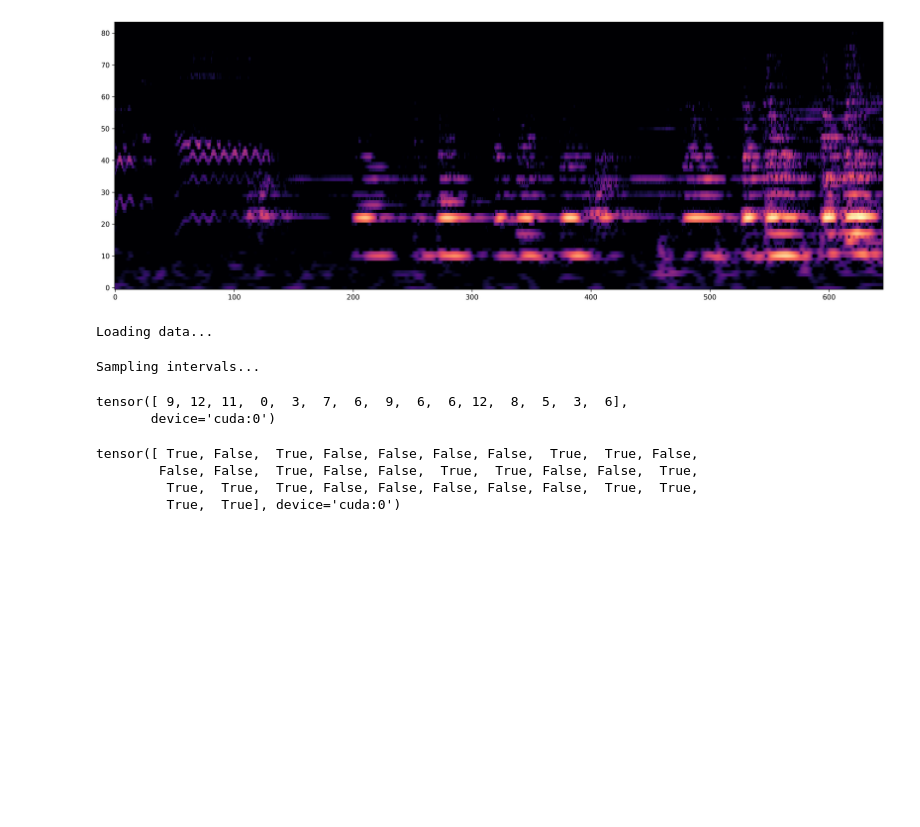
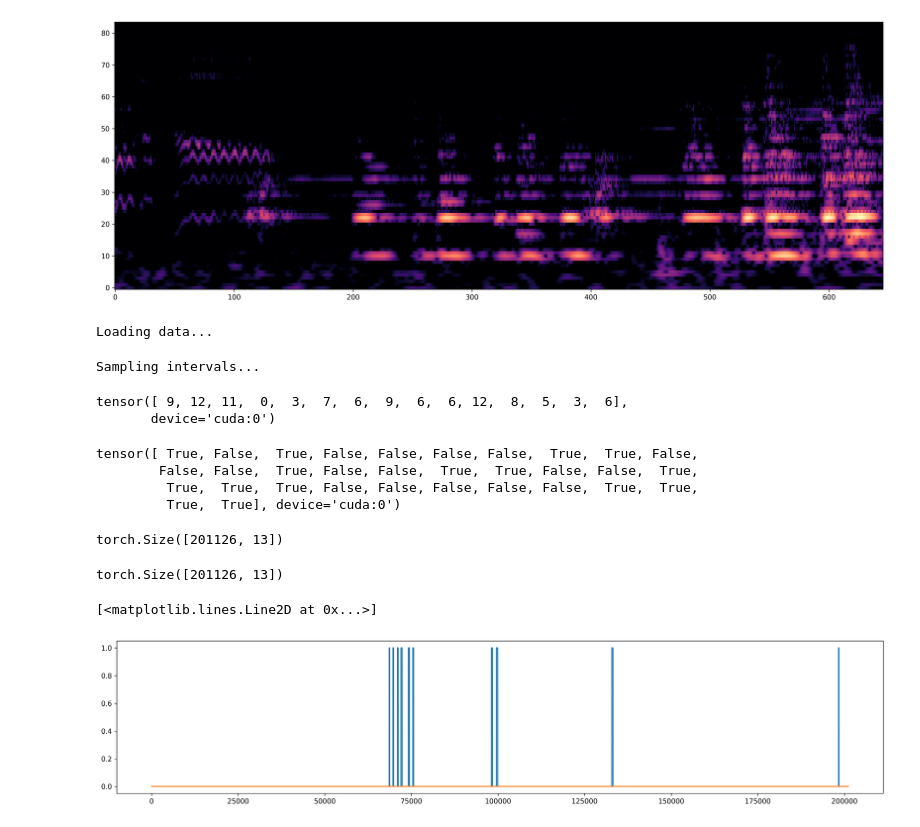
Before and after one commit to MALerLab/ring-leitmotif-detection, a Jupyter notebook: sandbox.ipynb, the cells around one changed output. Saved outputs shown, nothing was run; the diff lists cells and outputs as text; code cells hidden in the pictures; blank space fills up the shorter version.

```diff
--- a/notebooks/sandbox.ipynb
+++ b/sandbox.ipynb
@@ -412,3 +416,26 @@ tensor([ True, False,  True, False, False, False, False,  True,  True, False,
         False, False,  True, False, False,  True,  True, False, False,  True,
          True,  True,  True, False, False, False, False, False,  True,  True,
          True,  True], device='cuda:0')
+# %%
+gt = torch.load('BBox_Bh_D-1_gt.pt')
+pred = torch.load('BBox_Bh_D-1_pred.pt')
+pred_medfilt = torch.load('BBox_Bh_D-1_pred_medfilt.pt')
+gt_maxed = torch.load('BBox_Bh_D-1_gt_maxed.pt')
+pred_maxed = torch.load('BBox_Bh_D-1_pred_maxed.pt')
+# %%
+pred_maxed.shape
+# %% [output]
+torch.Size([201126, 13])
+# %%
+gt.shape
+# %% [output]
+torch.Size([201126, 13])
+# %%
+fig, ax = plt.subplots(figsize=(20, 4), dpi=300)
+ax.plot(gt[:, 12])
+# ax.fill_between([x for x in range(11500)], gt, alpha=0.3)
+ax.plot(pred[:, 12])
+# ax.plot(pred_medfilt)
+# %% [output]
+[<matplotlib.lines.Line2D at 0x...>]
+[figure, added]
```
Also changed, not shown: parts of 2 cells of this notebook, 5 other files.
